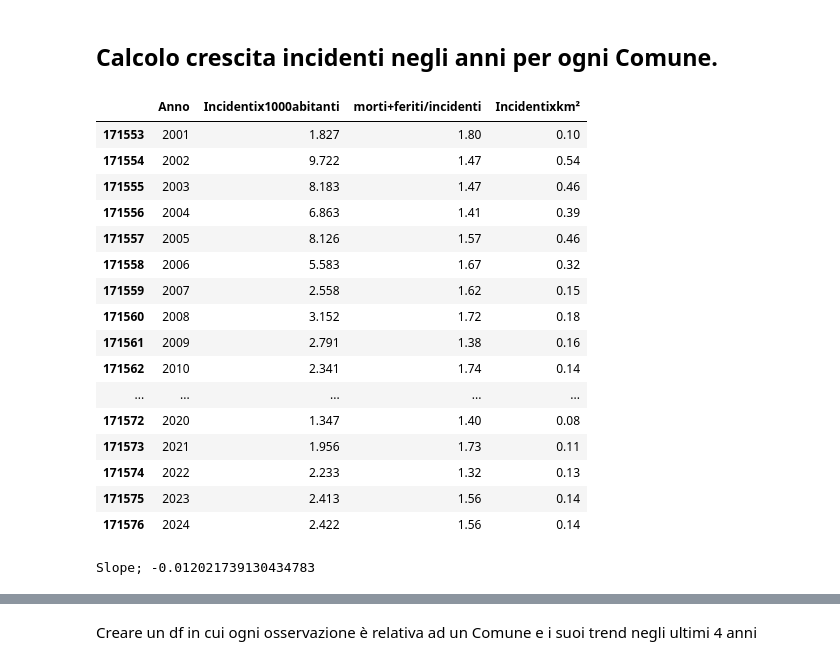
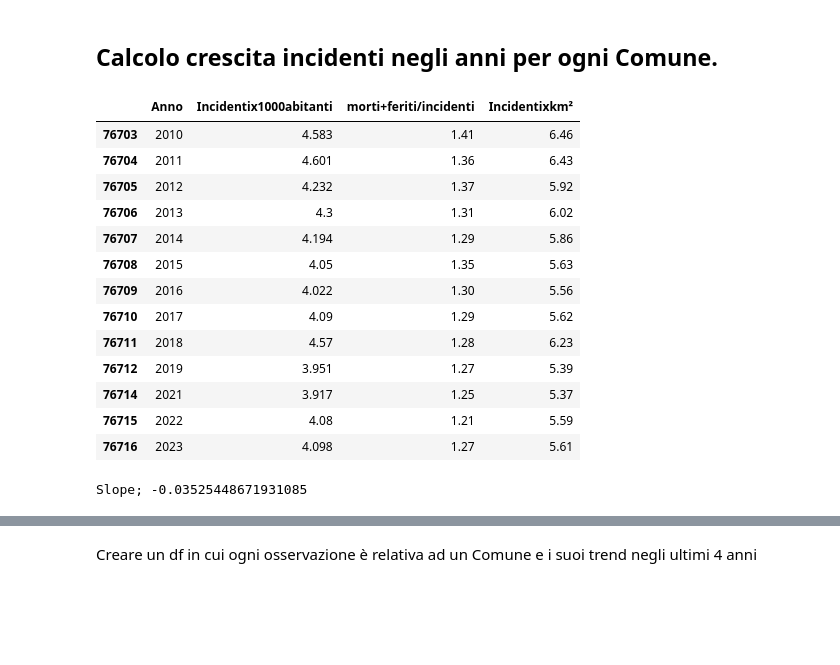
Before and after one commit to giuliocipone-lang/Boolean_capstone_project, a Jupyter notebook: EDA.ipynb, the cells around one changed output, grey strips where cells are left out. Saved outputs shown, nothing was run; the diff lists cells and outputs as text; code cells hidden in the pictures; blank space fills up the shorter version.

```diff
--- a/EDA.ipynb
+++ b/EDA.ipynb
@@ -10,39 +10,3 @@ import statsmodels.api as sm
 ## Dataset set-up
 # %%
 df = pd.read_csv('data/incidenti_comuni.csv')
-# %%
-df['Popolazione'] = df['Popolazione'].astype('Int64')
-df['Area(kmq)'] = round(df['Area(kmq)'], 2)
-# %%
-df["Ampiezza demografica - Theme"] = [
-    "<10k" if i < 10000
-    else "10k-60k" if i < 60000
-    else "60k-250k" if i < 250000
-    else ">250k"
-    for i in df["Popolazione"]
-]
-
-df["Ampiezza demografica - SubTheme"] = [
-    "< 500" if i < 500
-    else "500-999" if i < 1000
-    else "1k-2k" if i < 2000
-    else "2k-3k" if i < 3000
-    else "3k-5k" if i < 5000
-    else "5k-10k" if i < 10000
-    else "10k-20k" if i < 20000
-    else "20k-60k" if i < 60000
-    else "60k-100k" if i < 100000
-    else "100k-250k" if i < 250000
-    else "250k-500k" if i < 500000
-    else "> 500k"
-    for i in df["Popolazione"]
-]
-# %%
-#Tasso x 1000 abitanti mi dà la relazione con la popolazione, quanto è diffuso
-df['Incidentix1000abitanti'] = round(df['Incidenti']/(df['Popolazione']/1000), 3)
-#Tasso per km2 mi dà quanto è concentrato.
-df['Incidentixkm²'] = round(df['Incidenti']/(df['Area(kmq)']), 2)
-# abitanti per km2 serve per analisi bivariata
-df['ab/km²'] = round(df['Popolazione']/(df['Area(kmq)']), 2)
-#Tasso di mortiferiti per incidenti mi dà quanto è grave.
-df['morti+feriti/incidenti'] = round((df['Feriti']+df['Morti'])/(df['Incidenti']), 2)
@@ -148,27 +119,26 @@ sns.scatterplot(x='Popolazione', y='Incidentix1000abitanti', data=df);
 # %% [markdown]
 ## Calcolo crescita incidenti negli anni per ogni Comune.
 # %%
-df_Agliè = df[df['Codice Comune'] == 91085]
+df_Agliè = df[df['Codice Comune'] == 24116]
+df_Agliè = df_Agliè[(df_Agliè['Anno'] != 2020) & (df_Agliè['Anno'] != 2024)]
+df_Agliè = df_Agliè[df_Agliè['Anno'] >= 2010]
 df_Agliè = df_Agliè[['Anno', 'Incidentix1000abitanti','morti+feriti/incidenti','Incidentixkm²']]
 df_Agliè
 # %% [output]
 |  | Anno | Incidentix1000abitanti | morti+feriti/incidenti | Incidentixkm² |
-| 171553 | 2001 | 1.827 | 1.80 | 0.10 |
-| 171554 | 2002 | 9.722 | 1.47 | 0.54 |
-| 171555 | 2003 | 8.183 | 1.47 | 0.46 |
-| 171556 | 2004 | 6.863 | 1.41 | 0.39 |
-| 171557 | 2005 | 8.126 | 1.57 | 0.46 |
-| 171558 | 2006 | 5.583 | 1.67 | 0.32 |
-| 171559 | 2007 | 2.558 | 1.62 | 0.15 |
-| 171560 | 2008 | 3.152 | 1.72 | 0.18 |
-| 171561 | 2009 | 2.791 | 1.38 | 0.16 |
-| 171562 | 2010 | 2.341 | 1.74 | 0.14 |
-| ... | ... | ... | ... | ... |
-| 171572 | 2020 | 1.347 | 1.40 | 0.08 |
-| 171573 | 2021 | 1.956 | 1.73 | 0.11 |
-| 171574 | 2022 | 2.233 | 1.32 | 0.13 |
-| 171575 | 2023 | 2.413 | 1.56 | 0.14 |
-| 171576 | 2024 | 2.422 | 1.56 | 0.14 |
+| 76703 | 2010 | 4.583 | 1.41 | 6.46 |
+| 76704 | 2011 | 4.601 | 1.36 | 6.43 |
+| 76705 | 2012 | 4.232 | 1.37 | 5.92 |
+| 76706 | 2013 | 4.3 | 1.31 | 6.02 |
+| 76707 | 2014 | 4.194 | 1.29 | 5.86 |
+| 76708 | 2015 | 4.05 | 1.35 | 5.63 |
+| 76709 | 2016 | 4.022 | 1.30 | 5.56 |
+| 76710 | 2017 | 4.09 | 1.29 | 5.62 |
+| 76711 | 2018 | 4.57 | 1.28 | 6.23 |
+| 76712 | 2019 | 3.951 | 1.27 | 5.39 |
+| 76714 | 2021 | 3.917 | 1.25 | 5.37 |
+| 76715 | 2022 | 4.08 | 1.21 | 5.59 |
+| 76716 | 2023 | 4.098 | 1.27 | 5.61 |
 # %%
 def lin_reg_coef(x, y):
 
@@ -190,7 +160,7 @@ def lin_reg_coef(x, y):
 
     return b_0, b_1
 # %%
-intercept, slope = lin_reg_coef(x=df_Agliè['Anno'], y=df_Agliè['Incidentixkm²'])
+intercept, slope = lin_reg_coef(x=df_Agliè['Anno'], y=df_Agliè['Incidentix1000abitanti'])
 print('Slope;',slope)
 # %% [output]
-Slope; -0.012021739130434783
+Slope; -0.03525448671931085
```
Also changed, not shown: parts of 9 cells of this notebook, 1 other file.
